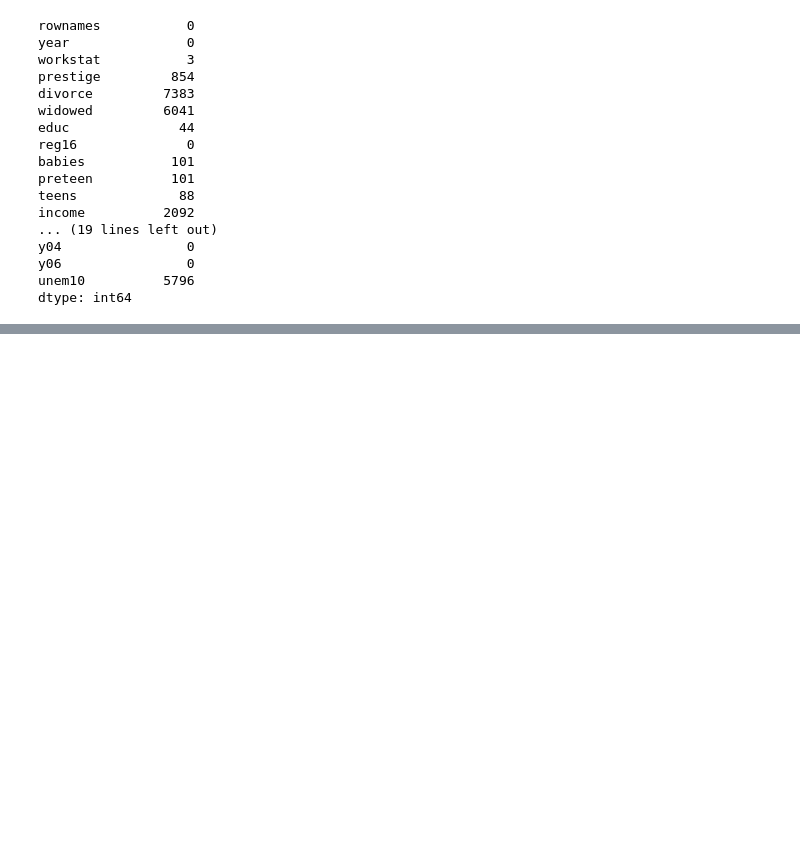
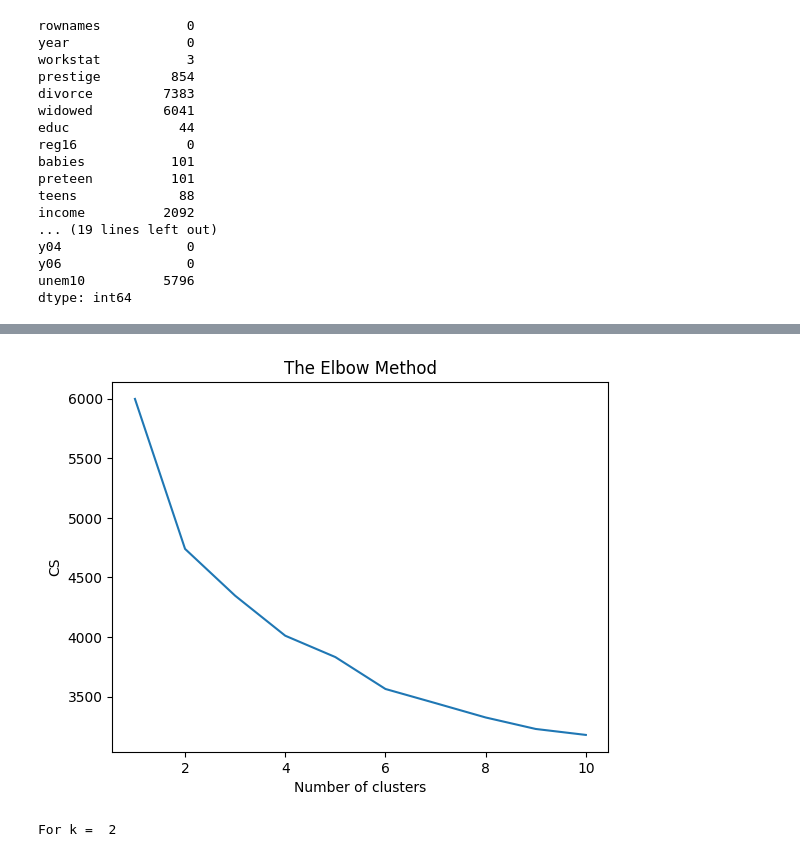
Before and after one commit to Vishal-257/EDA_DA, a Jupyter notebook: eda_da.ipynb, the cells around one changed output, grey strips where cells are left out. Drawn from its saved outputs; the diff is of its cells as text; code cells hidden in the pictures; blank space fills up the shorter version.

```diff
--- a/eda_da.ipynb
+++ b/eda_da.ipynb
@@ -209,0 +210,3 @@ kmean = KMeans(n_clusters = 4)
+# %%
+for col in df.columns:
+  print(col,"unique values: ",df[col].unique())
@@ -209,0 +231,5 @@ kmean = KMeans(n_clusters = 4)
+# %%
+en = LabelEncoder()
+for col in df.columns:
+  if df[col].dtype == object:
+    df[col] = en.fit_transform(df[col])
@@ -209,0 +257,11 @@ kmean = KMeans(n_clusters = 4)
+# %%
+#Kmeans Clusterning
+from sklearn.cluster import KMeans
+from sklearn.preprocessing import MinMaxScaler
+X = df.copy() # copying the data as we will use df for other algorithms too
+colname = X.columns
+ms = MinMaxScaler()
+X = ms.fit_transform(X)
+# %%
+x = pd.DataFrame(X,columns=colname)
+x.head()
@@ -209,0 +275,21 @@ kmean = KMeans(n_clusters = 4)
+# %%
+from sklearn.cluster import KMeans
+cs = []
+for i in range(1, 11):
+    kmeans = KMeans(n_clusters = i, init = 'k-means++', max_iter = 300, n_init = 10, random_state = 0)
+    kmeans.fit(x)
+    cs.append(kmeans.inertia_)
+plt.plot(range(1, 11), cs)
+plt.title('The Elbow Method')
+plt.xlabel('Number of clusters')
+plt.ylabel('CS')
+plt.show()
+# %% [output]
+[figure, added]
+# %%
+print("For k = ",2)
+kmeans = KMeans(n_clusters=2,random_state=0)
+kmeans.fit(X)
+labels = kmeans.labels_
+# %% [output]
+For k =  2
```
Also changed, not shown: parts of 23 cells of this notebook.
